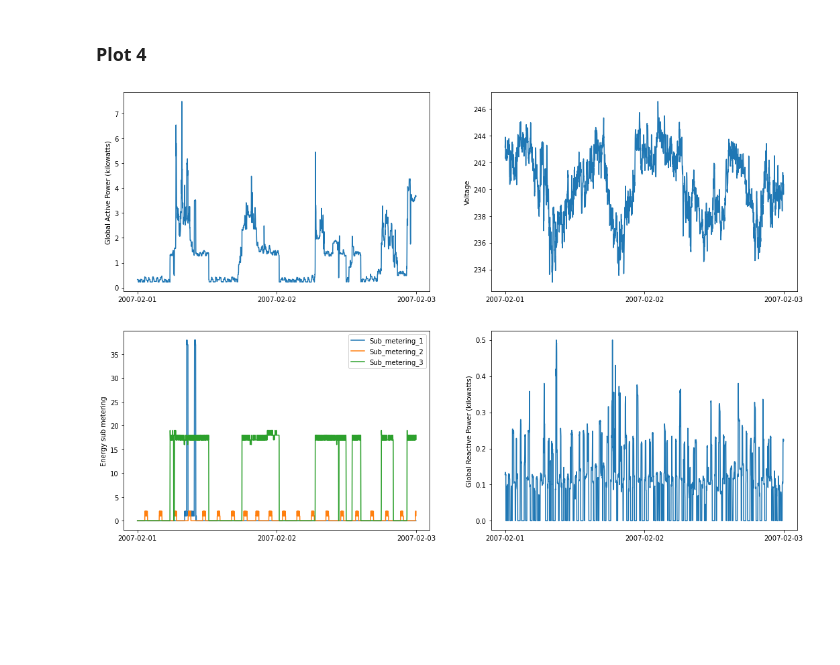
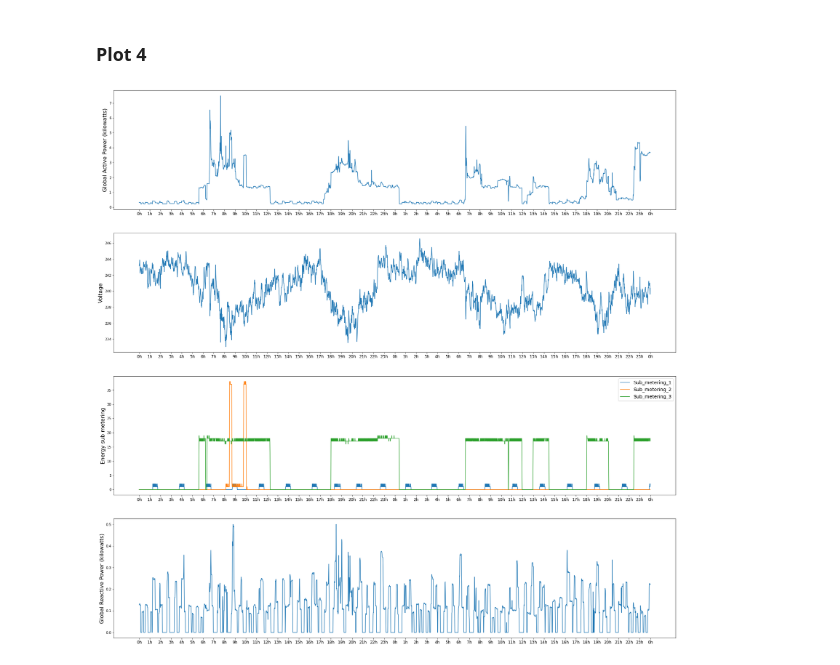
Before and after one commit to IrisStream/data-visualization, a Jupyter notebook: Lab3/sources/main.ipynb, the cells around one changed output. Saved outputs shown, nothing was run; the diff lists cells and outputs as text; code cells hidden in the pictures; blank space fills up the shorter version.

```diff
--- a/Lab3/sources/main.ipynb
+++ b/Lab3/sources/main.ipynb
@@ -313,0 +297,5 @@ power
+# %%
+time = np.tile([f'{hour}h' for hour in range(24)], 2)
+time = np.append(time, '0h')
+power = pd.read_csv(f'{DATA_PATH}household_power_consumption_preprocessed.csv')
+power
@@ -350,30 +352,30 @@ plt.show()
 # %% [markdown]
 ### Plot 4
 # %%
-fig, axes = plt.subplots(2,2,figsize=(18,12))
+fig, axes = plt.subplots(4,1,figsize=(30,30))
 
-axes[0, 0].plot(power['Global_active_power'].values)
-axes[0, 0].set_ylabel('Global Active Power (kilowatts)')
-axes[0, 0].set_xticks([0, 1440, 2880])
-axes[0, 0].set_xticklabels(['2007-02-01', '2007-02-02', '2007-02-03'])
+axes[0].plot(power['Global_active_power'].values)
+axes[0].set_ylabel('Global Active Power (kilowatts)', fontsize=16)
+axes[0].set_xticks(np.arange(0,2881,60))
+axes[0].set_xticklabels(time, fontsize=12)
 
-axes[0, 1].plot(power['Voltage'].values)
-axes[0, 1].set_ylabel('Voltage')
-axes[0, 1].set_xticks([0, 1440, 2880])
-axes[0, 1].set_xticklabels(['2007-02-01', '2007-02-02', '2007-02-03'])
+axes[1].plot(power['Voltage'].values)
+axes[1].set_ylabel('Voltage', fontsize=16)
+axes[1].set_xticks(np.arange(0,2881,60))
+axes[1].set_xticklabels(time, fontsize=12)
 
-axes[1, 0].plot(power['Sub_metering_1'].values)
-axes[1, 0].plot(power['Sub_metering_2'].values)
-axes[1, 0].plot(power['Sub_metering_3'].values)
-axes[1, 0].set_ylabel('Energy sub metering')
-axes[1, 0].set_xticks([0, 1440, 2880])
-axes[1, 0].set_xticklabels(['2007-02-01', '2007-02-02', '2007-02-03'])
-axes[1, 0].legend(['Sub_metering_1','Sub_metering_2','Sub_metering_3'], loc = "upper right")
+axes[2].plot(power['Sub_metering_2'].values)
+axes[2].plot(power['Sub_metering_1'].values)
+axes[2].plot(power['Sub_metering_3'].values)
+axes[2].set_ylabel('Energy sub metering', fontsize=16)
+axes[2].set_xticks(np.arange(0,2881,60))
+axes[2].set_xticklabels(time, fontsize=12)
+axes[2].legend(['Sub_metering_1','Sub_metering_2','Sub_metering_3'], loc = "upper right", fontsize=14)
 
-axes[1, 1].plot(power['Global_reactive_power'].values)
-axes[1, 1].set_ylabel('Global Reactive Power (kilowatts)')
-axes[1, 1].set_xticks([0, 1440, 2880])
-axes[1, 1].set_xticklabels(['2007-02-01', '2007-02-02', '2007-02-03'])
+axes[3].plot(power['Global_reactive_power'].values)
+axes[3].set_ylabel('Global Reactive Power (kilowatts)', fontsize=16)
+axes[3].set_xticks(np.arange(0,2881,60))
+axes[3].set_xticklabels(time, fontsize=12)
 plt.show()
 # %% [output]
-[figure, old version]
+[figure, new version]
```
Also changed, not shown: parts of 7 cells of this notebook, 1 other file.
